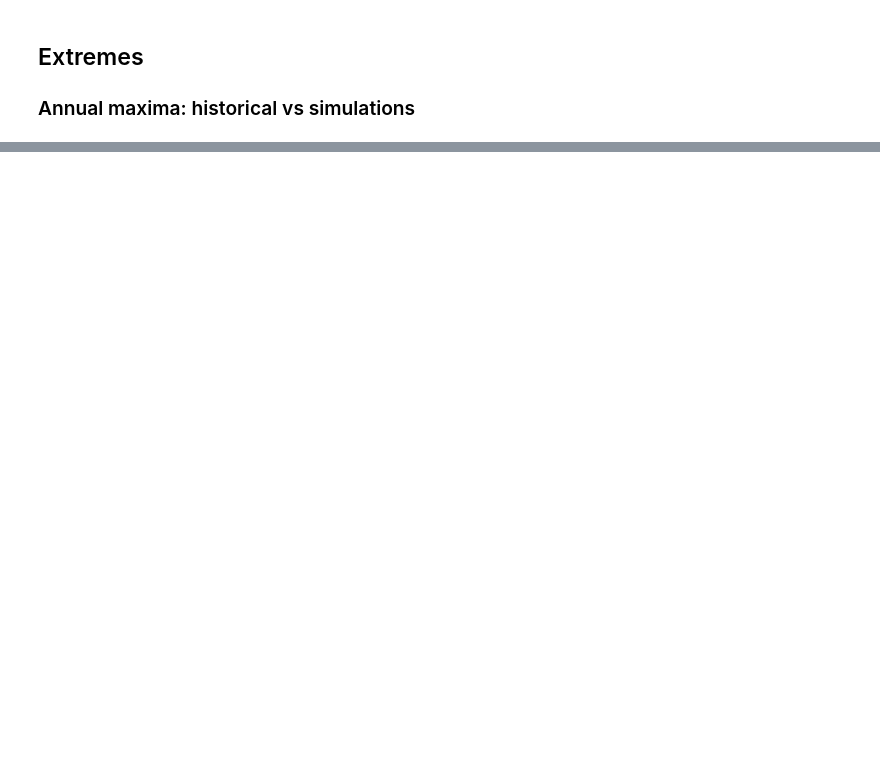
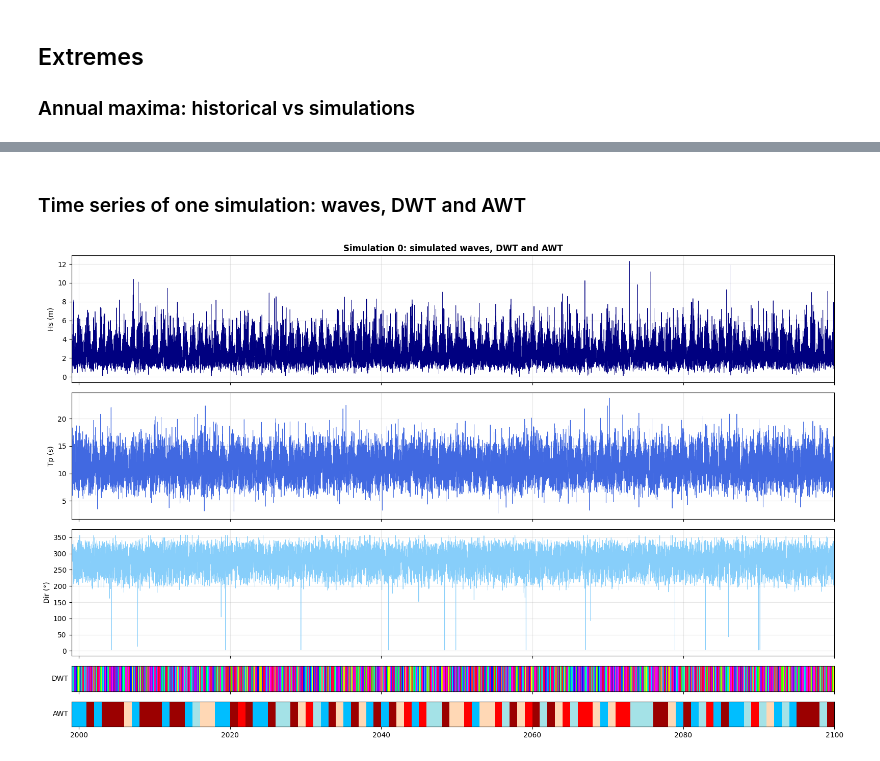
Before and after one commit to GeoOcean/BlueMath_Course_Corvallis, a Jupyter notebook: climate_services/probabilistic/MUSCLE/05_Emulator.ipynb, the cells around one changed output, grey strips where cells are left out. Cells and saved outputs as stored; diff of their text form; code cells hidden in the pictures; blank space fills up the shorter version.

```diff
--- a/climate_services/probabilistic/MUSCLE/05_Emulator.ipynb
+++ b/climate_services/probabilistic/MUSCLE/05_Emulator.ipynb
@@ -218,3 +287,72 @@ waves_sims = [
+# %% [markdown]
+### Time series of one simulation: waves, DWT and AWT
+# %%
+# Simulated series of one simulation with its DWT and AWT  (each with its own colors)
+import pandas as pd
+import matplotlib.dates as mdates
+from matplotlib.colors import ListedColormap, BoundaryNorm
+from bluemath_tk.core.plotting.colors import get_cluster_colors
+from bluemath_tk.teslakit.plotting.custom_colors import colors_awt
+
+num_sim = 0                       # simulation to plot (max. n_sims - 1)
+t_ini, t_end = None, None         # period to plot, e.g. "2020", "2030" (None = whole series)
+vars_series = {  # variable: (label, color)
+    "bulk_Hs": ("Hs (m)", "navy"),
+    "bulk_Tp": ("Tp (s)", "royalblue"),
+    "bulk_Dir": ("Dir (°)", "lightskyblue"),
+}
+
+# Simulated AWTs (annual). The DWT simulation n was driven by the AWT simulation n
+awt_sims = xr.open_dataset("outputs/AWT_SIM_nsims100_2000_2100.nc")
+
+waves = waves_sims[num_sim].sel(time=slice(t_ini, t_end))
+dwt = simulated_dwts.evbmus_sims.isel(n_sim=num_sim).sel(time=slice(t_ini, t_end))
+awt = (
+    awt_sims.evbmus_sims.isel(n_sim=num_sim)
+    .reindex(time=dwt.time, method="pad")
+)
+
+n_dwt = dwts_to_fit.sizes["n_clusters"]
+n_awt = int(awt_sims.evbmus_sims.max())
+dwt_colors = np.asarray(get_cluster_colors(n_dwt), dtype=float)[:, :3]
+bands = [
+    ("DWT", dwt, dwt_colors),
+    ("AWT", awt, colors_awt()[:n_awt]),
+]
+
+fig, axes = plt.subplots(
+    len(vars_series) + len(bands), 1,
+    figsize=(16, 10),
+    sharex=True,
+    gridspec_kw={"height_ratios": [3] * len(vars_series) + [0.6] * len(bands)},
+)
+
+# Wave variables
+for ax, (var, (label, color)) in zip(axes, vars_series.items()):
+    ax.plot(waves.time, waves[var], color=color, lw=0.6)
+    ax.set_ylabel(label)
+    ax.grid(alpha=0.3)
+
+# Color bands: DWT (daily) and AWT (annual)
+edges = mdates.date2num(
+    np.r_[dwt.time.values, dwt.time.values[-1] + np.timedelta64(1, "D")]
+)
+for ax, (name, series, colors) in zip(axes[len(vars_series):], bands):
+    ax.set_yticks([])
+    ax.set_ylabel(name, rotation=0, ha="right", va="center")
+    k = len(colors)
+    ax.pcolormesh(
+        edges, [0, 1], series.values[None, :],
+        cmap=ListedColormap(colors), norm=BoundaryNorm(np.arange(0.5, k + 1.5), k),
+    )
+
+axes[-1].xaxis_date()
+axes[-1].set_xlim(edges[0], edges[-1])
+axes[0].set_title(f"Simulation {num_sim}: simulated waves, DWT and AWT", fontweight="bold")
+plt.tight_layout()
+plt.show()
+# %% [output]
+[figure, added]
 # %%
 # QQ-plot of one simulation: quantiles of observed (fitted) vs simulated storms
 
```
Also changed, not shown: parts of 11 cells of this notebook, 1 other file.
